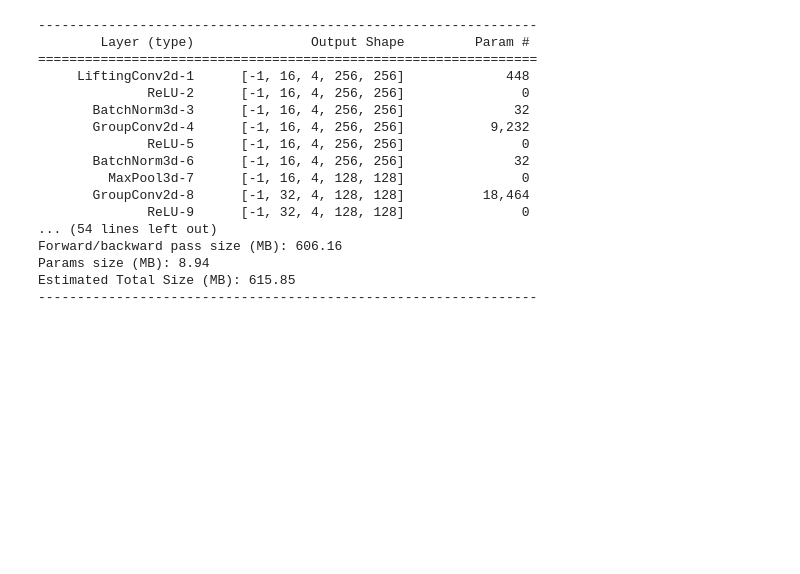
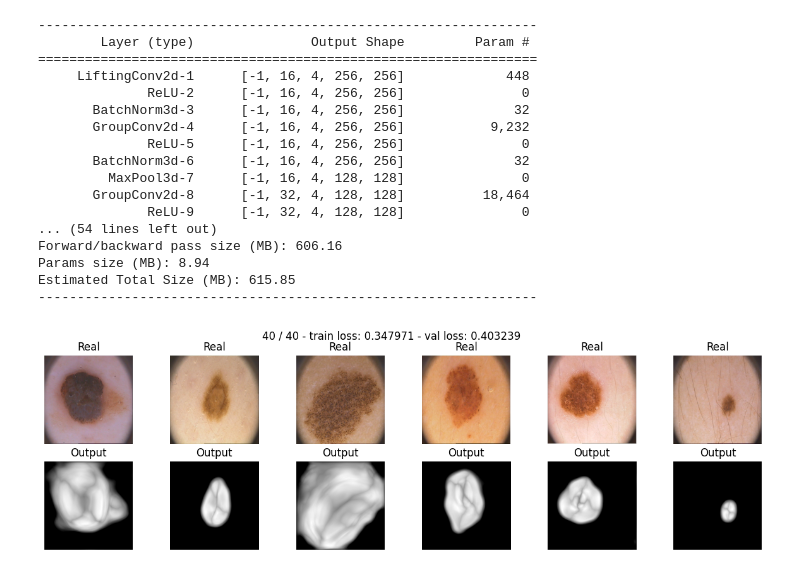
Before and after one commit to pollinab/GroupEquivariantCNN, a Jupyter notebook: GroupEquivariantSegmentation.ipynb, the cells around one changed output. Saved outputs shown, nothing was run; the diff lists cells and outputs as text; code cells hidden in the pictures; blank space fills up the shorter version.

```diff
--- a/GroupEquivariantSegmentation.ipynb
+++ b/GroupEquivariantSegmentation.ipynb
@@ -559,2 +667,9 @@ def train(model, opt, loss_fn, epochs, data_tr, data_val):
+# %%
+p4_model = GroupSegNet().to(device)
+max_epochs = 40
+optimizer = torch.optim.Adam(p4_model.parameters(), lr=0.0001)
+train_loss, val_loss = train(p4_model, optimizer, bce_loss, max_epochs, data_tr, data_val)
+# %% [output]
+[figure, added]
 # %%
 max_epochs = 40
```
Also changed, not shown: parts of 69 cells of this notebook.
